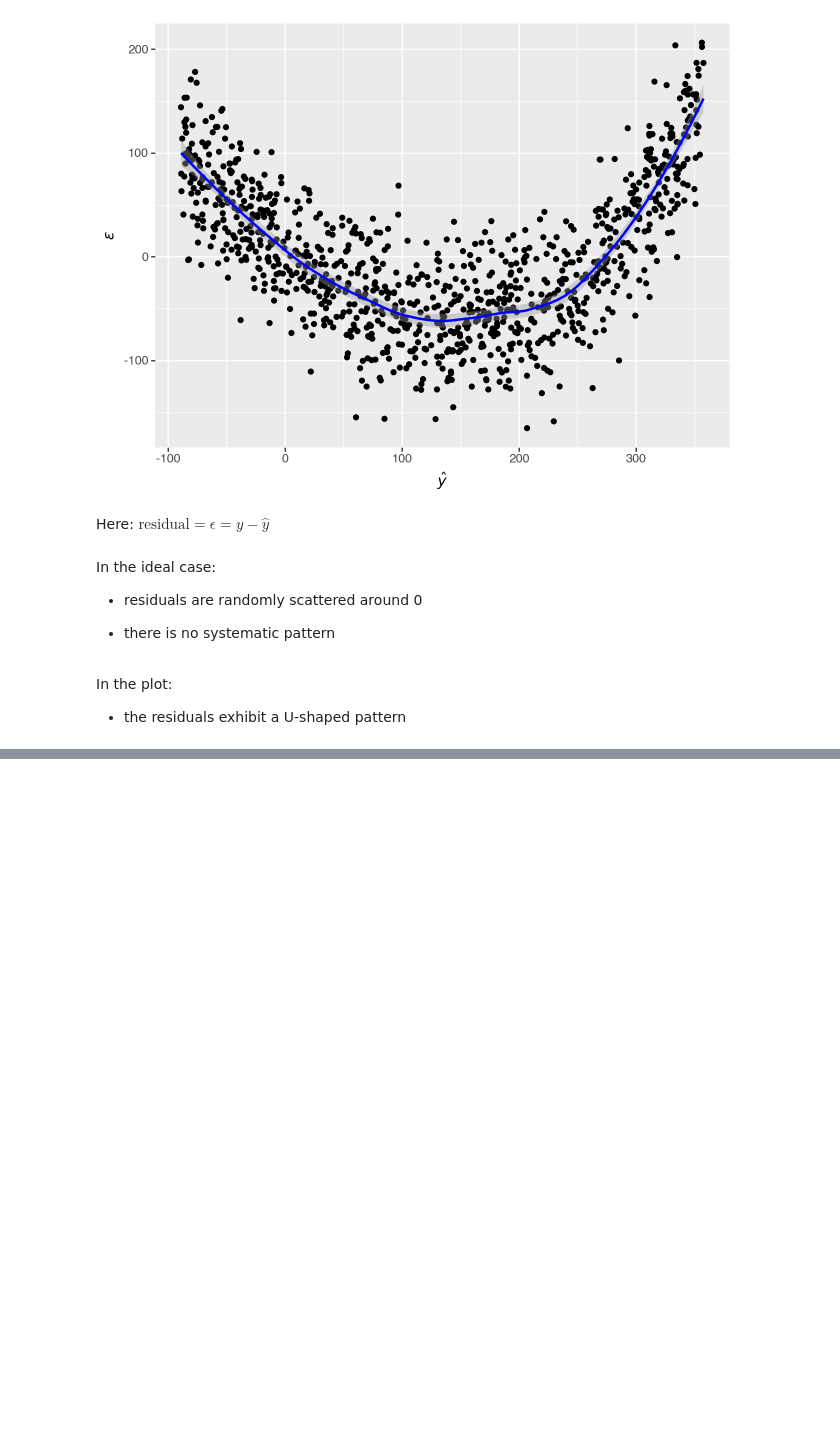
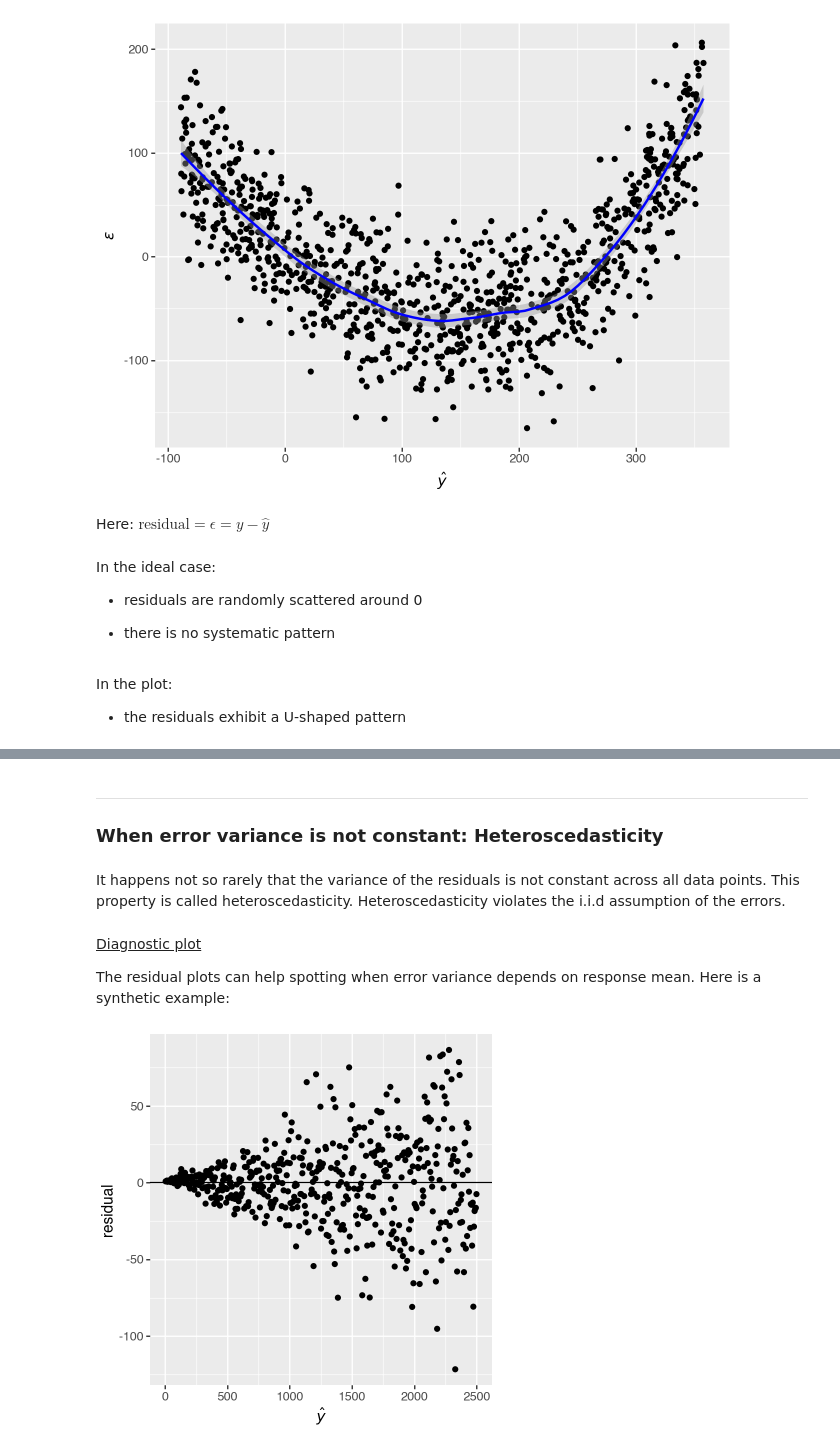
Before and after one commit to ulasuregen/Data-Analysis-and-Visualization-in-Python, a Jupyter notebook: linearRegression.ipynb, the cells around one changed output, grey strips where cells are left out. Cells and saved outputs as stored; diff of their text form; code cells hidden in the pictures; blank space fills up the shorter version.

```diff
--- a/linearRegression.ipynb
+++ b/linearRegression.ipynb
@@ -1334,0 +1368,26 @@ In the plot:
+# %% [markdown]
+-------
+
+### When error variance is not constant: Heteroscedasticity
+# %% [markdown]
+It happens not so rarely that the variance of the residuals is not constant across all data points. This property is called heteroscedasticity. Heteroscedasticity violates the i.i.d assumption of the errors.
+# %% [markdown]
+<u>Diagnostic plot</u>
+
+The residual plots can help spotting when error variance depends on response mean. Here is a synthetic example:
+# %%
+x = np.arange(1, 500)
+y = np.random.normal(loc=5 * x, scale=0.1 * x)
+df = pd.DataFrame({"x": x, "y": y})
+m = smf.ols("y ~ x", data=df).fit()
+df["y_hat"] = m.fittedvalues
+df["resid"] = m.resid
+(
+    ggplot(df, aes("y_hat", "resid"))
+    + geom_point()
+    + geom_abline(intercept=0, slope=0)
+    + labs(x='$\hat{y}$', y="residual")
+    + theme(figure_size=(4, 4))
+)
+# %% [output]
+[figure, added]
```
Also changed, not shown: parts of 19 cells of this notebook, 10 other files.
